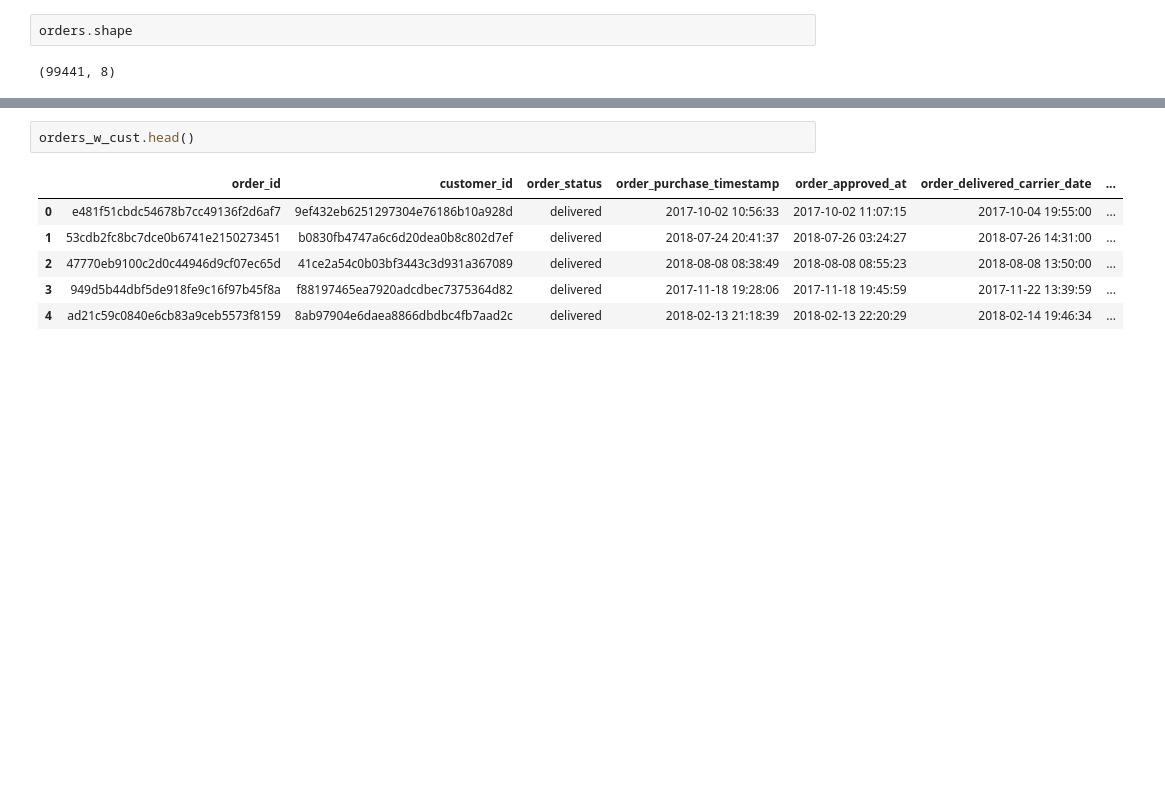
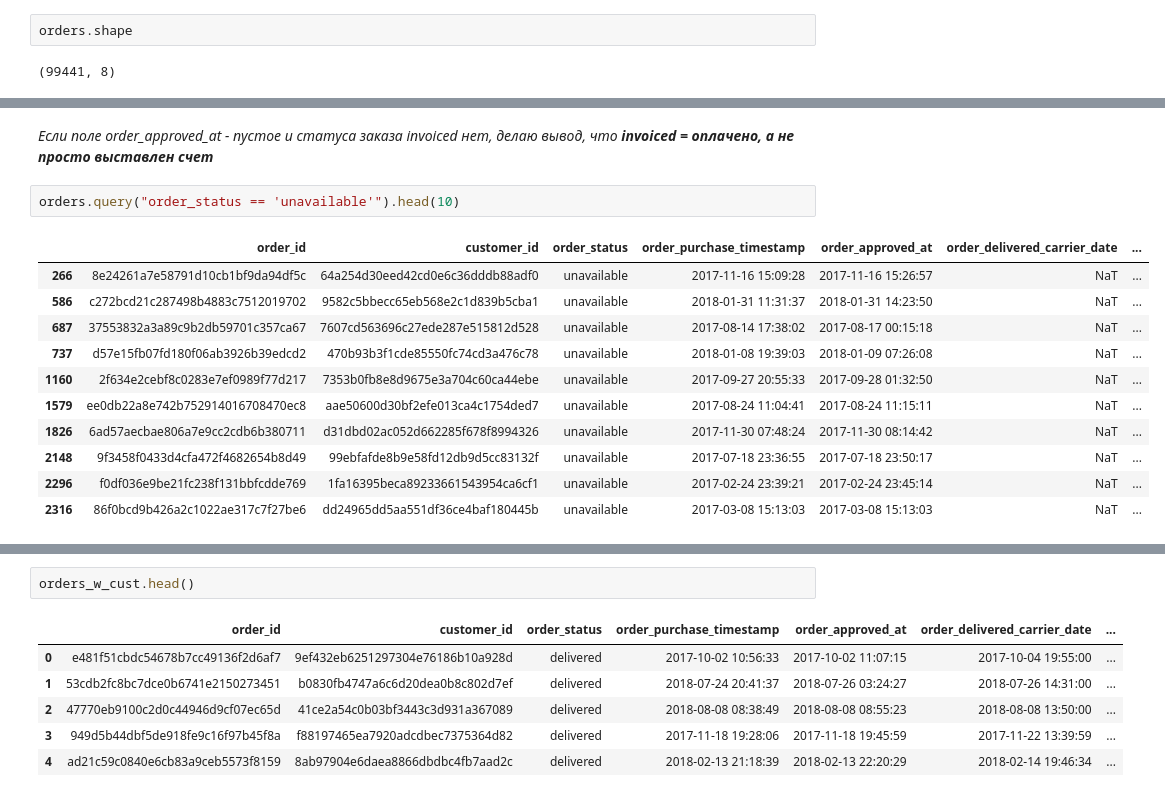
Before and after one commit to letssin/Carpov_Courses, a Jupyter notebook: 1st_project/my_first_project_notebook.ipynb, the cells around one changed output, grey strips where cells are left out. Saved outputs shown, nothing was run; the diff lists cells and outputs as text; blank space fills up the shorter version.

```diff
--- a/1st_project/my_first_project_notebook.ipynb
+++ b/1st_project/my_first_project_notebook.ipynb
@@ -67,0 +117,16 @@ orders.shape
+# %% [markdown]
+<i>Если поле order_approved_at - пустое и статуса заказа invoiced нет, делаю вывод, что <b>invoiced = оплачено, а не просто выставлен счет</b></i>
+# %%
+orders.query("order_status == 'unavailable'").head(10)
+# %% [output]
+|  | order_id | customer_id | order_status | order_purchase_timestamp | order_approved_at | order_delivered_carrier_date | ... |
+| 266 | 8e24261a7e58791d10cb1bf9da94df5c | 64a254d30eed42cd0e6c36dddb88adf0 | unavailable | 2017-11-16 15:09:28 | 2017-11-16 15:26:57 | NaT | ... |
+| 586 | c272bcd21c287498b4883c7512019702 | 9582c5bbecc65eb568e2c1d839b5cba1 | unavailable | 2018-01-31 11:31:37 | 2018-01-31 14:23:50 | NaT | ... |
+| 687 | 37553832a3a89c9b2db59701c357ca67 | 7607cd563696c27ede287e515812d528 | unavailable | 2017-08-14 17:38:02 | 2017-08-17 00:15:18 | NaT | ... |
+| 737 | d57e15fb07fd180f06ab3926b39edcd2 | 470b93b3f1cde85550fc74cd3a476c78 | unavailable | 2018-01-08 19:39:03 | 2018-01-09 07:26:08 | NaT | ... |
+| 1160 | 2f634e2cebf8c0283e7ef0989f77d217 | 7353b0fb8e8d9675e3a704c60ca44ebe | unavailable | 2017-09-27 20:55:33 | 2017-09-28 01:32:50 | NaT | ... |
+| 1579 | ee0db22a8e742b752914016708470ec8 | aae50600d30bf2efe013ca4c1754ded7 | unavailable | 2017-08-24 11:04:41 | 2017-08-24 11:15:11 | NaT | ... |
+| 1826 | 6ad57aecbae806a7e9cc2cdb6b380711 | d31dbd02ac052d662285f678f8994326 | unavailable | 2017-11-30 07:48:24 | 2017-11-30 08:14:42 | NaT | ... |
+| 2148 | 9f3458f0433d4cfa472f4682654b8d49 | 99ebfafde8b9e58fd12db9d5cc83132f | unavailable | 2017-07-18 23:36:55 | 2017-07-18 23:50:17 | NaT | ... |
+| 2296 | f0df036e9be21fc238f131bbfcdde769 | 1fa16395beca89233661543954ca6cf1 | unavailable | 2017-02-24 23:39:21 | 2017-02-24 23:45:14 | NaT | ... |
+| 2316 | 86f0bcd9b426a2c1022ae317c7f27be6 | dd24965dd5aa551df36ce4baf180445b | unavailable | 2017-03-08 15:13:03 | 2017-03-08 15:13:03 | NaT | ... |
```
Also changed, not shown: parts of 43 cells of this notebook.
